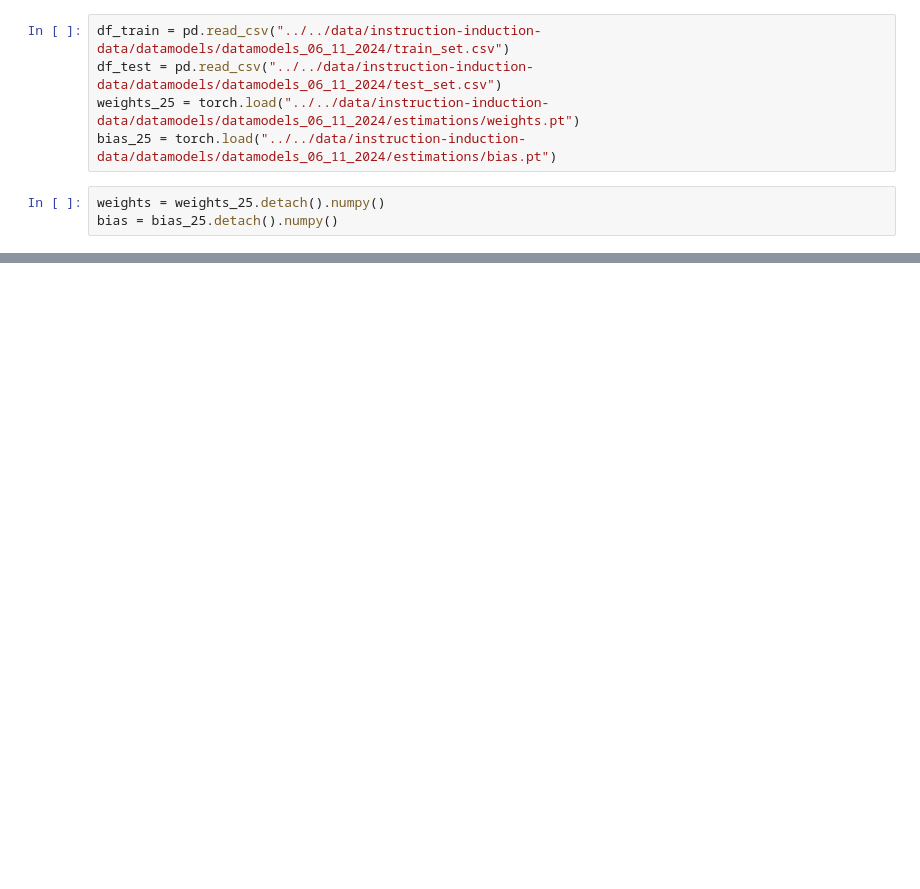
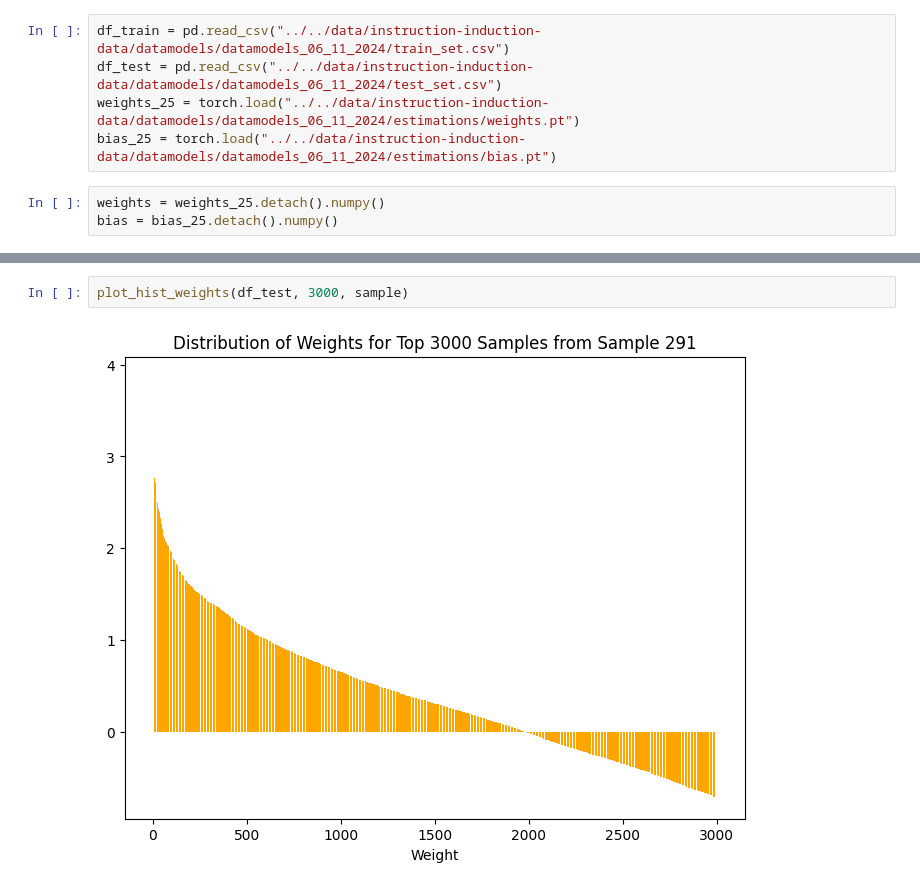
Before and after one commit to CaioRhoden/datamodels-context-reduction, a Jupyter notebook: experiments/datamodels-retriever-comparison/estimations_importance.ipynb, the cells around one changed output, grey strips where cells are left out. Cells and saved outputs as stored; diff of their text form; blank space fills up the shorter version.

```diff
--- a/experiments/datamodels-retriever-comparison/estimations_importance.ipynb
+++ b/experiments/datamodels-retriever-comparison/estimations_importance.ipynb
@@ -31,0 +61,4 @@ df_test
+# %%
+plot_hist_weights(df_test, 3000, sample)
+# %% [output]
+[figure, added]
```
Also changed, not shown: parts of 19 cells of this notebook, 1 other file.
